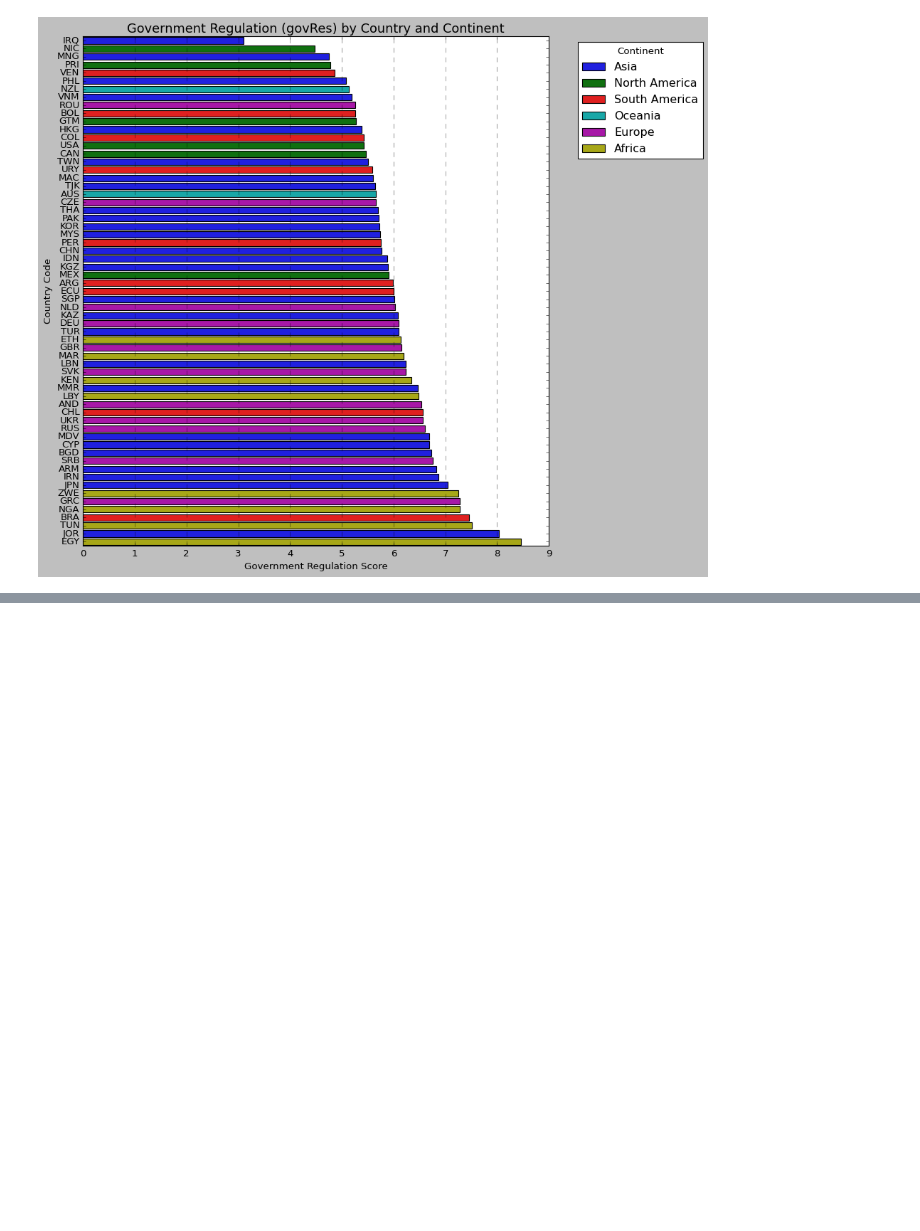
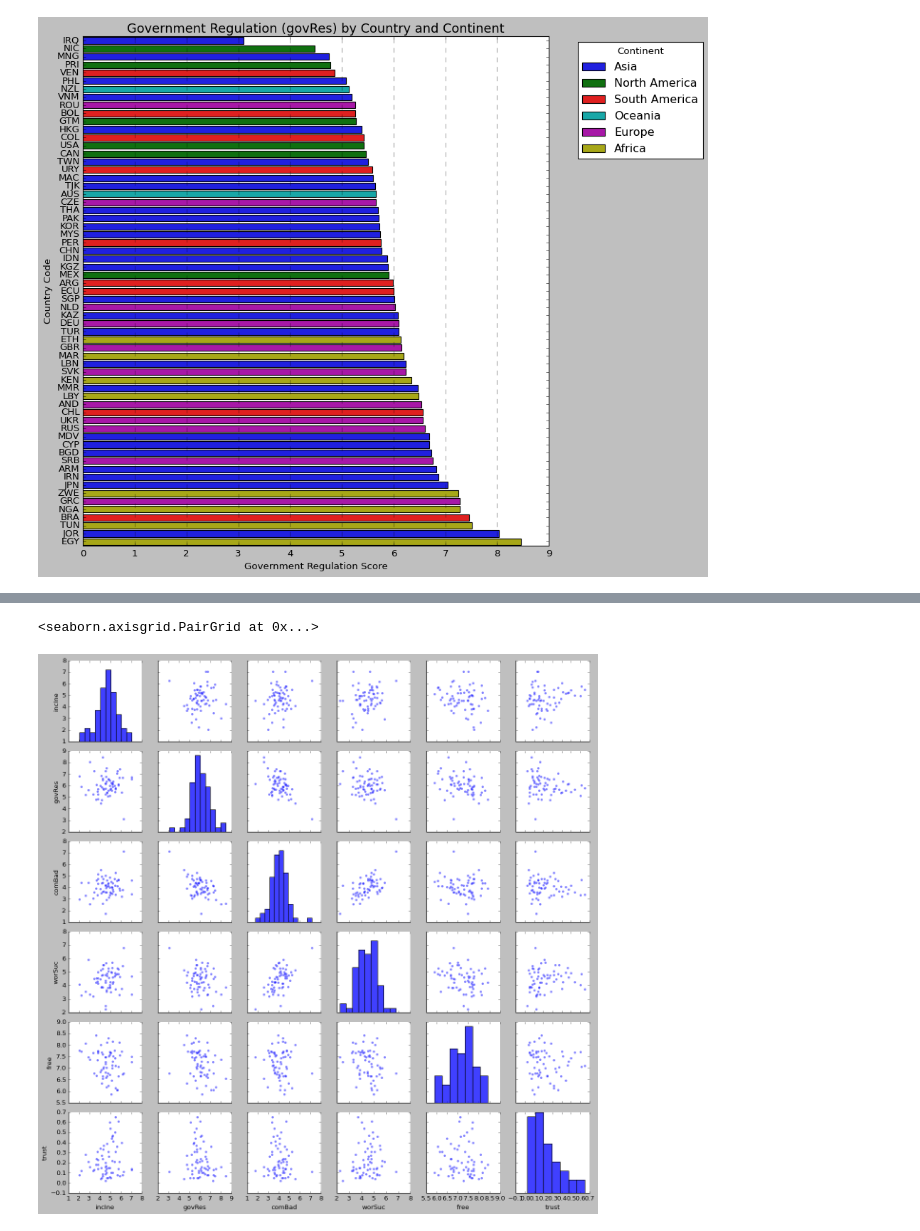
Before and after one commit to theaok/leonieAgency, a Jupyter notebook: leonieAgency.ipynb, the cells around one changed output, grey strips where cells are left out. Saved outputs shown, nothing was run; the diff lists cells and outputs as text; code cells hidden in the pictures; blank space fills up the shorter version.

```diff
--- a/leonieAgency.ipynb
+++ b/leonieAgency.ipynb
@@ -236,0 +261,8 @@ Text(0, 0.5, 'Country Code')
+# %%
+sns.pairplot(wvs_selected[['incIne', 'govRes', 'comBad', 'worSuc', 'free', 'trust']],
+             kind='scatter', plot_kws={'alpha': 0.5},
+             #hue='foreign'
+             )
+# %% [output]
+<seaborn.axisgrid.PairGrid at 0x...>
+[figure, added]
```
Also changed, not shown: parts of 13 cells of this notebook.
